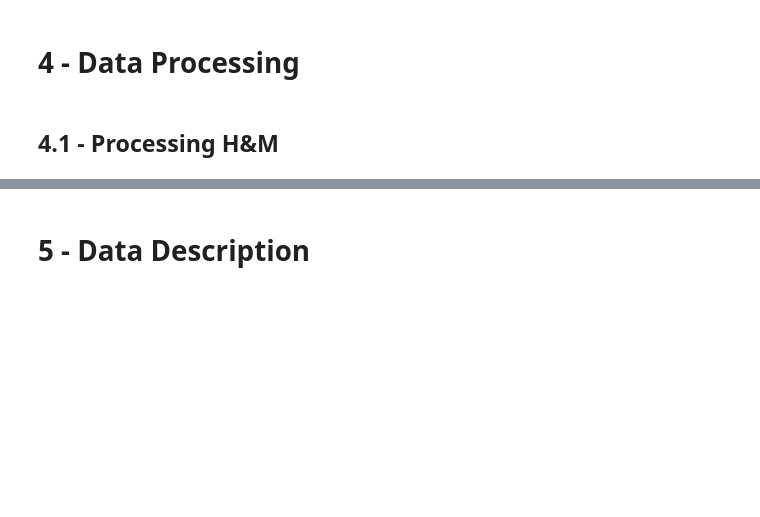
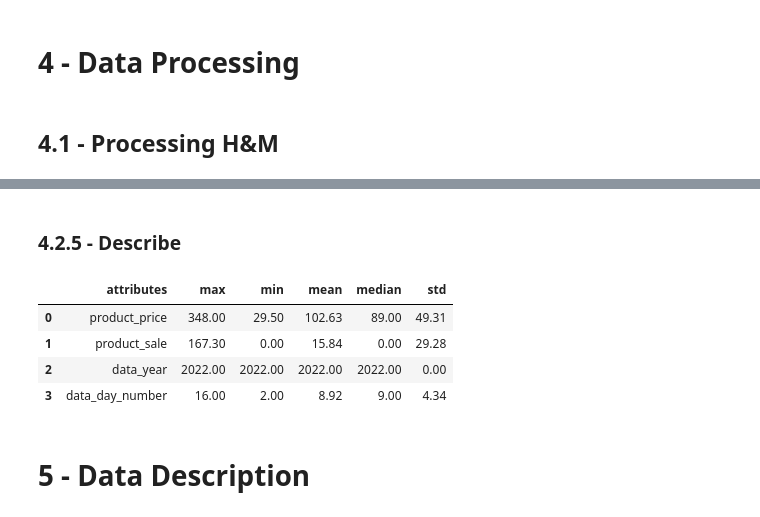
Before and after one commit to Mat004/Web-Scraping-Star-Jeans, a Jupyter notebook: p02_webscraping.ipynb, the cells around one changed output, grey strips where cells are left out. Drawn from its saved outputs; the diff is of its cells as text; code cells hidden in the pictures; blank space fills up the shorter version.

```diff
--- a/p02_webscraping.ipynb
+++ b/p02_webscraping.ipynb
@@ -377,3 +557,13 @@ datetime.datetime
+# %% [markdown]
+### 4.2.5 - Describe
+# %%
+describe(data_macys)
+# %% [output]
+|  | attributes | max | min | mean | median | std |
+| 0 | product_price | 348.00 | 29.50 | 102.63 | 89.00 | 49.31 |
+| 1 | product_sale | 167.30 | 0.00 | 15.84 | 0.00 | 29.28 |
+| 2 | data_year | 2022.00 | 2022.00 | 2022.00 | 2022.00 | 0.00 |
+| 3 | data_day_number | 16.00 | 2.00 | 8.92 | 9.00 | 4.34 |
 # %% [markdown]
 # 5 - Data Description
 # %% [markdown]
```
Also changed, not shown: parts of 29 cells of this notebook.
